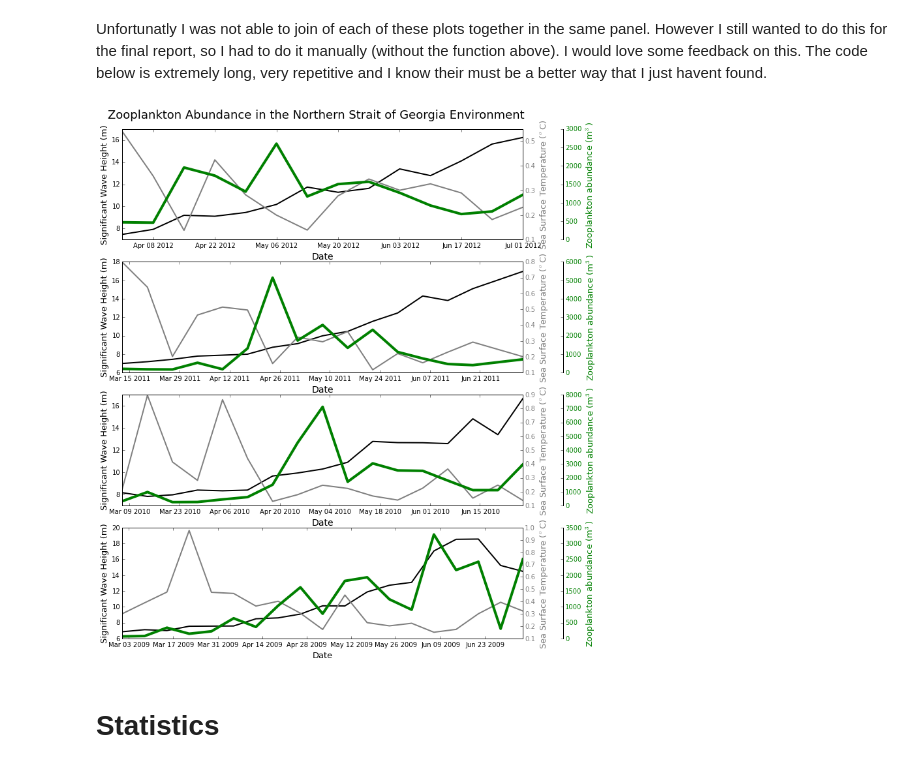
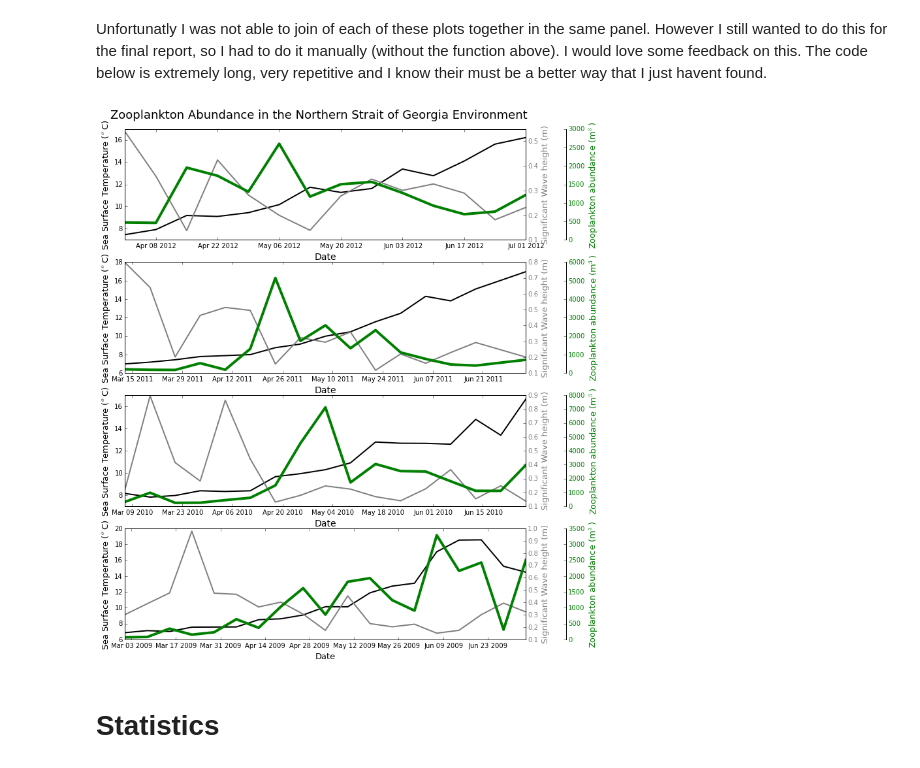
Before and after one commit to kwfawkes/Kyles_project, a Jupyter notebook: bin/Stats_and_timeseries_analysis.ipynb, the cells around one changed output. Drawn from its saved outputs; the diff is of its cells as text; code cells hidden in the pictures.

```diff
--- a/bin/Stats_and_timeseries_analysis.ipynb
+++ b/bin/Stats_and_timeseries_analysis.ipynb
@@ -190,8 +190,8 @@ ax3.yaxis.set_tick_params(labelcolor='green')
 
 # Making axes labels, selecting their color, and selecting their size
 ax1.set_xlabel('Date', fontsize=14, y=0)
-ax1.set_ylabel('Significant Wave Height (m)', fontsize = 13, color ='k')
-ax2.set_ylabel('Sea Surface Temperature ($^o$C)', fontsize = 13, color='grey')
+ax1.set_ylabel('Sea Surface Temperature ($^o$C)', fontsize = 13, color ='k')
+ax2.set_ylabel('Significant Wave height (m)', fontsize = 13, color='grey')
 ax3.set_ylabel('Zooplankton abundance (m$^3$)', fontsize = 13, color='g')
 
 # CREATING THE SECOND SUBPLOT
@@ -219,8 +219,8 @@ ax6.yaxis.set_tick_params(labelcolor='green')
 
 # Making axes labels, selecting their color, and selecting their size
 ax4.set_xlabel('Date', fontsize=14, y=0)
-ax4.set_ylabel('Significant Wave Height (m)', fontsize = 13, color ='k')
-ax5.set_ylabel('Sea Surface Temperature ($^o$C)', fontsize = 13, color='grey')
+ax4.set_ylabel('Sea Surface Temperature ($^o$C)', fontsize = 13, color ='k')
+ax5.set_ylabel('Significant Wave height (m)', fontsize = 13, color='grey')
 ax6.set_ylabel('Zooplankton abundance (m$^3$)', fontsize = 13, color='g')
 
 # CREATING THE THIRD SUBPLOT
@@ -248,8 +248,8 @@ ax9.yaxis.set_tick_params(labelcolor='green')
 
 # Making axes labels, selecting their color, and selecting their size
 ax7.set_xlabel('Date', fontsize=14, y=0)
-ax7.set_ylabel('Significant Wave Height (m)', fontsize = 13, color ='k')
-ax8.set_ylabel('Sea Surface Temperature ($^o$C)', fontsize = 13, color='grey')
+ax7.set_ylabel('Sea Surface Temperature ($^o$C)', fontsize = 13, color ='k')
+ax8.set_ylabel('Significant Wave height (m)', fontsize = 13, color='grey')
 ax9.set_ylabel('Zooplankton abundance (m$^3$)', fontsize = 13, color='g')
 
 # CREATING THE FOURTH SUBPLOT
@@ -258,36 +258,36 @@ ax9.set_ylabel('Zooplankton abundance (m$^3$)', fontsize = 13, color='g')
 # layering completed with twinx() method
 ax10= plt.subplot(4,1,4)
 ax11 = ax10.twinx()
 ax12 = ax10.twinx()
 
 # Setting the color and width of lines on the graph
 ax10.plot(comb_2009.index, comb_2009.sea_surface_temperature, 'k-', linewidth =2)
 ax11.plot(comb_2009.index, comb_2009.sig_wave_height, 'grey', linewidth=2)
 ax12.plot(comb_2009.index, comb_2009.Total_Zooplankton_Abundance, 'g-', linewidth=4)
 
 # moving the spine that the zooplankton was plotted onto towards the right so it isnt on top of the second spine(ax2)
 column_12_spine = ax12.spines['right']
 column_12_spine.set_position(('axes', 1.1))
 
 # Adjusting the color of the axes ticks to match line color
 ax10.yaxis.set_tick_params(labelcolor='k')
 ax11.yaxis.set_tick_params(labelcolor='grey')
 ax12.yaxis.set_tick_params(labelcolor='green')
 
 
 # Making axes labels, selecting their color, and selecting their size
 ax10.set_xlabel('Date', fontsize=13, y=0)
-ax10.set_ylabel('Significant Wave Height (m)', fontsize = 13, color ='k')
-ax11.set_ylabel('Sea Surface Temperature ($^o$C)', fontsize = 13, color='grey')
+ax10.set_ylabel('Sea Surface Temperature ($^o$C)', fontsize = 13, color ='k')
+ax11.set_ylabel('Significant Wave height (m)', fontsize = 13, color='grey')
 ax12.set_ylabel('Zooplankton abundance (m$^3$)', fontsize = 13, color='g')
 
 # Saving the plot and ensuring the second y-axis fits within the pdf
 plt.savefig('../../../Documents/total_timeseries.pdf', bbox_inches='tight')
 
 # Showing the plot
 plt.show()
 # %% [output]
-[figure, old version]
+[figure, new version]
 # %% [markdown]
 # Statistics
 # %% [markdown]
```
Also changed, not shown: parts of 4 cells of this notebook, 1 other file.
